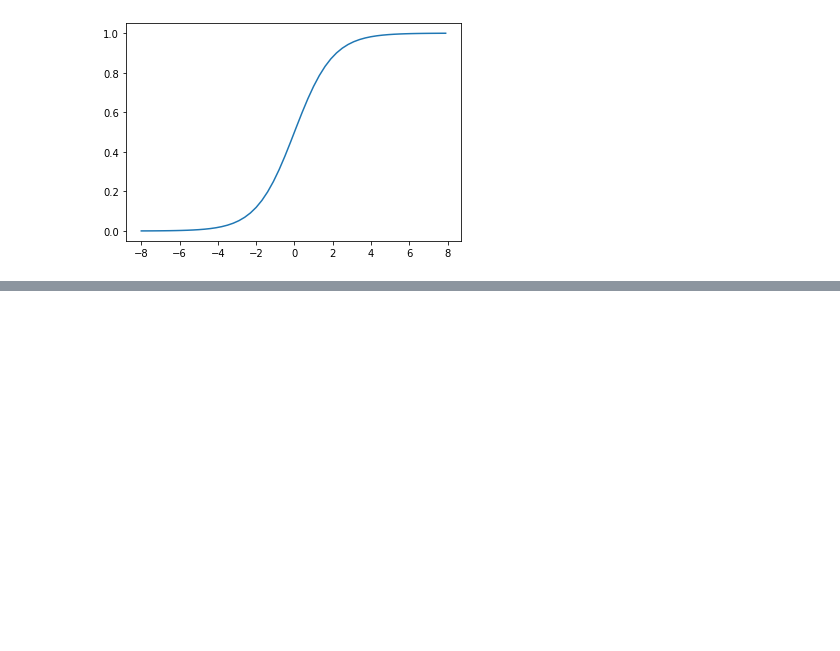
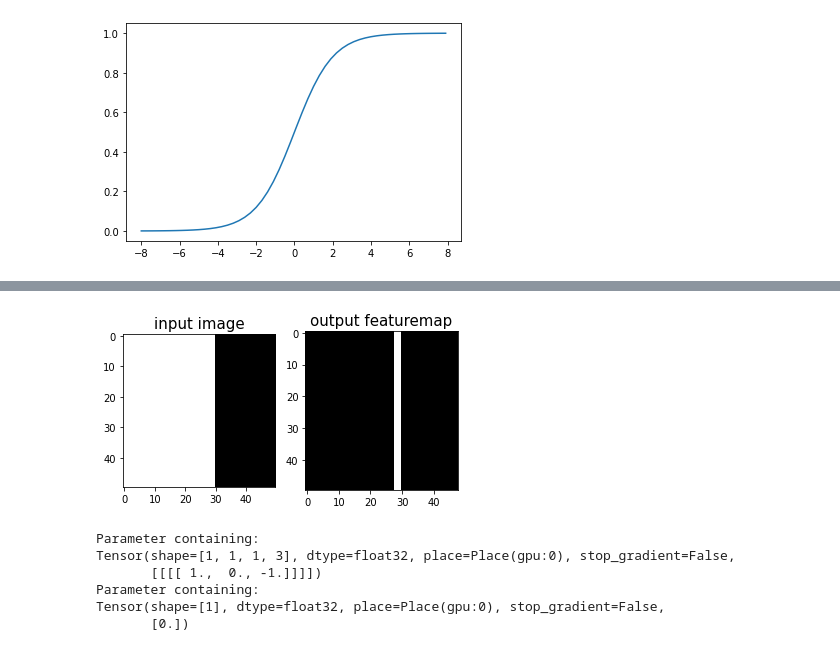
Before and after one commit to mutengchen/paddle_study, a Jupyter notebook: src/Mnist-网络模型-损失函数-优化算法.ipynb, the cells around one changed output, grey strips where cells are left out. Drawn from its saved outputs; the diff is of its cells as text; code cells hidden in the pictures; blank space fills up the shorter version.

```diff
--- a/src/Mnist-网络模型-损失函数-优化算法.ipynb
+++ b/src/Mnist-网络模型-损失函数-优化算法.ipynb
@@ -42,0 +448,55 @@ import paddle.nn.functional as F
+# %%
+#简单的边缘检测
+import matplotlib.pyplot as plt
+import numpy as np
+import paddle
+from paddle.nn import Conv2D
+from paddle.nn.initializer import Assign
+%matplotlib inline
+
+# 创建初始化权重参数w
+w = np.array([1, 0, -1], dtype='float32')
+# 将权重参数调整成维度为[cout, cin, kh, kw]的四维张量
+w = w.reshape([1, 1, 1, 3])
+# 创建卷积算子，设置输出通道数，卷积核大小，和初始化权重参数
+# kernel_size = [1, 3]表示kh = 1, kw=3
+# 创建卷积算子的时候，通过参数属性weight_attr指定参数初始化方式
+# 这里的初始化方式时，从numpy.ndarray初始化卷积参数
+conv = Conv2D(in_channels=1, out_channels=1, kernel_size=[1, 3],
+       weight_attr=paddle.ParamAttr(
+          initializer=Assign(value=w)))
+
+# 创建输入图片，图片左边的像素点取值为1，右边的像素点取值为0
+img = np.ones([50,50], dtype='float32')
+img[:, 30:] = 0.
+# 将图片形状调整为[N, C, H, W]的形式
+x = img.reshape([1,1,50,50])
+# 将numpy.ndarray转化成paddle中的tensor
+x = paddle.to_tensor(x)
+# 使用卷积算子作用在输入图片上
+y = conv(x)
+# 将输出tensor转化为numpy.ndarray
+out = y.numpy()
+f = plt.subplot(121)
+f.set_title('input image', fontsize=15)
+plt.imshow(img, cmap='gray')
+f = plt.subplot(122)
+f.set_title('output featuremap', fontsize=15)
+# 卷积算子Conv2D输出数据形状为[N, C, H, W]形式
+# 此处N, C=1，输出数据形状为[1, 1, H, W]，是4维数组
+# 但是画图函数plt.imshow画灰度图时，只接受2维数组
+# 通过numpy.squeeze函数将大小为1的维度消除
+plt.imshow(out.squeeze(), cmap='gray')
+plt.show()
+# 查看卷积层的权重参数名字和数值
+print(conv.weight)
+# 参看卷积层的偏置参数名字和数值
+print(conv.bias)
+# %% [output]
+[figure, added]
+Parameter containing:
+Tensor(shape=[1, 1, 1, 3], dtype=float32, place=Place(gpu:0), stop_gradient=False,
+       [[[[ 1.,  0., -1.]]]])
+Parameter containing:
+Tensor(shape=[1], dtype=float32, place=Place(gpu:0), stop_gradient=False,
+       [0.])
```
Also changed, not shown: parts of 12 cells of this notebook, 13 other files.
